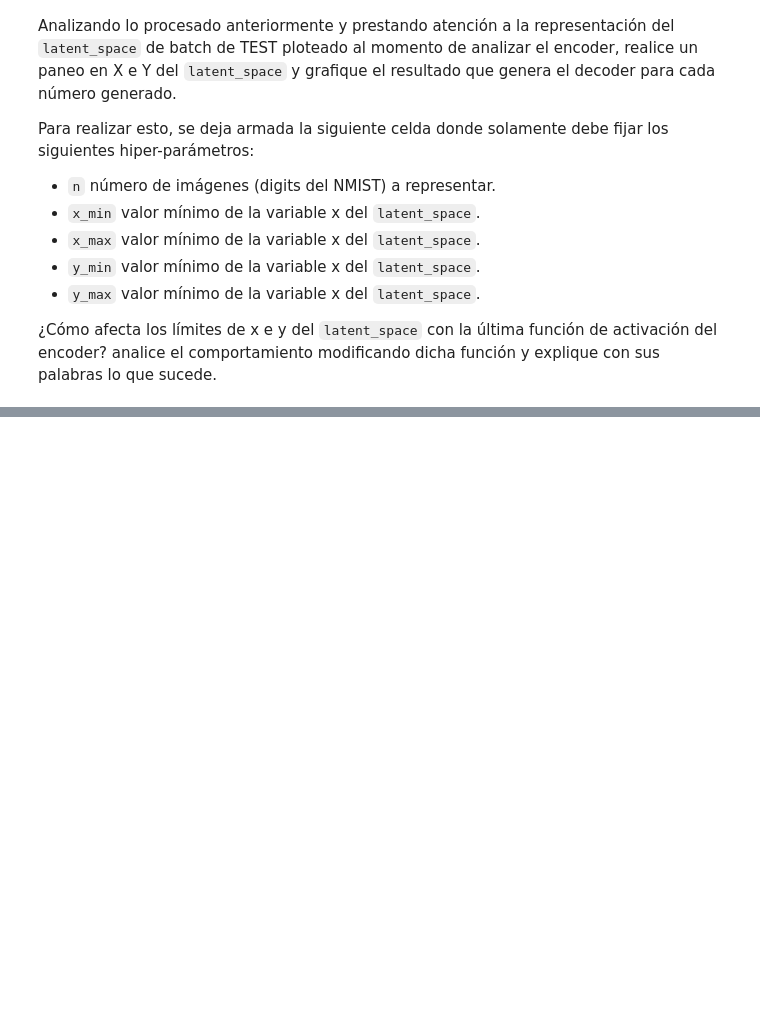
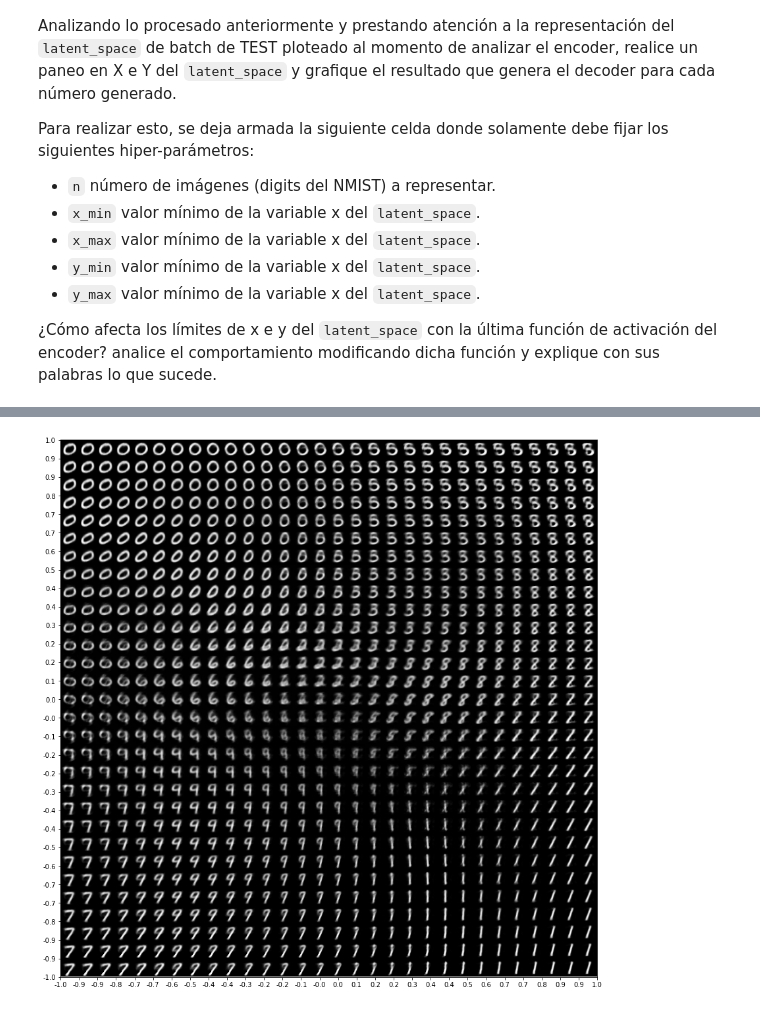
Before and after one commit to freddy120/deep_learning_ceia_2022, a Jupyter notebook: TP6_clase7/Autoencoder_TP.ipynb, the cells around one changed output, grey strips where cells are left out. Saved outputs shown, nothing was run; the diff lists cells and outputs as text; code cells hidden in the pictures; blank space fills up the shorter version.

```diff
--- a/TP6_clase7/Autoencoder_TP.ipynb
+++ b/TP6_clase7/Autoencoder_TP.ipynb
@@ -417,0 +620,34 @@ plt.show()
+# %%
+# HIPER-PARAMETROS A FIJAR
+n = 30        # número de imágenes (digits del NMIST) a representar.
+x_min = -1    # valor mínimo de la variable x del `latent space`.
+x_max = 1     # valor mínimo de la variable x del `latent space`.
+y_min = -1   # valor mínimo de la variable x del `latent space`.
+y_max = 1    # valor mínimo de la variable x del `latent space`.
+
+
+# Display a 2D manifold of the digits
+digit_size = 28
+figure = np.zeros((digit_size * n, digit_size * n))
+# Rangos de evaluación del latent space
+grid_x = np.linspace(x_min, x_max, n)
+grid_y = np.linspace(y_min, y_max, n)
+
+for i, yi in enumerate(grid_x):
+    for j, xi in enumerate(grid_y):
+        z_sample = torch.tensor([float(xi), float(yi)])
+        x_decoded = decoder(z_sample)
+        digit = x_decoded.view(1, 28, 28).data
+        figure[(i) * digit_size: (i+1) * digit_size,
+               j * digit_size: (j + 1) * digit_size] = digit
+
+
+fig, ax = plt.subplots(figsize=(15, 15))
+plt.imshow(figure, cmap="gray")
+ax.set_xticks(np.linspace(0,figure.shape[0],n))
+ax.set_yticks(np.linspace(0,figure.shape[0],n))
+ax.set_xticklabels(np.round(grid_x, decimals=1))
+ax.set_yticklabels(np.flip(np.round(grid_y, decimals=1)))
+plt.show()
+# %% [output]
+[figure, added]
```
Also changed, not shown: parts of 14 cells of this notebook.
